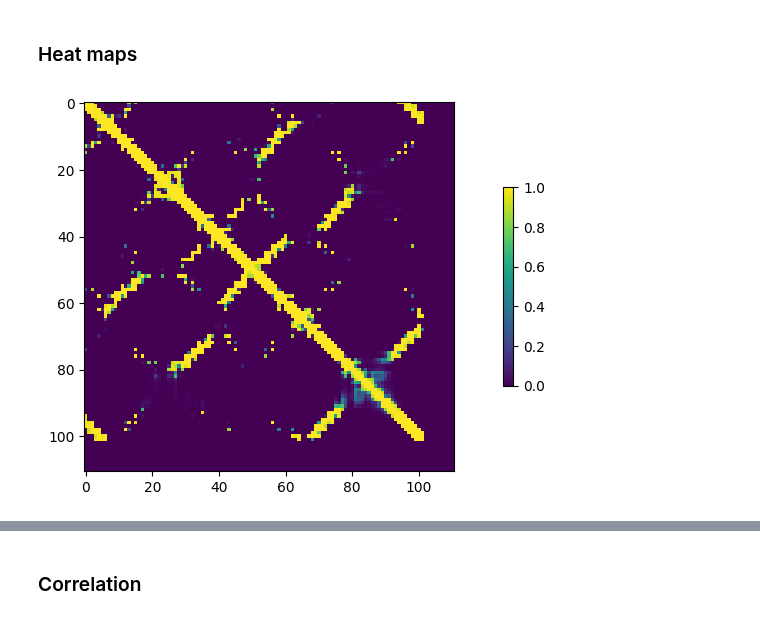
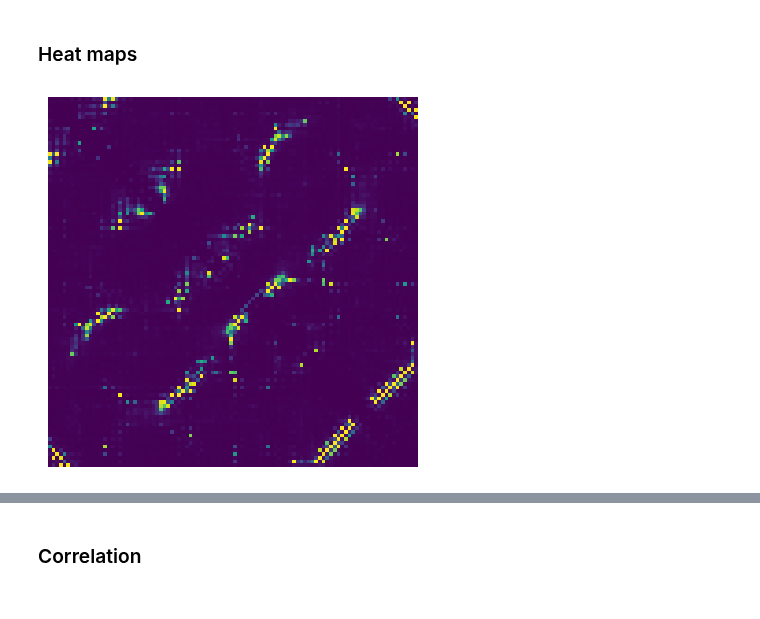
Before and after one commit to Vincent-La/cmsc702-protein-lm, a Jupyter notebook: notebooks/scoring_correlation.ipynb, the cells around one changed output, grey strips where cells are left out. Cells and saved outputs as stored; diff of their text form; code cells hidden in the pictures.

Commit message:
Spencer plot commit

```diff
--- a/notebooks/scoring_correlation.ipynb
+++ b/notebooks/scoring_correlation.ipynb
@@ -50,7 +50,8 @@ def df_from_esm_contact_matrix(contact_matrix):
     for i in range(contact_matrix.shape[0]):
         for j in range(0 if SYMMETRIC else i+1, contact_matrix.shape[1]):
             # SANITY check the matrix should be symmetric
-            assert contact_matrix[i][j] == contact_matrix[j][i]
+            np.array
+            assert np.isclose(contact_matrix[i][j], contact_matrix[j][i], rtol=1e-5), f"{i},{j}, {contact_matrix[i][j]}, {contact_matrix[j][i]}"
             row_dict = dict(
                 i = i,
                 j = j,
@@ -81,8 +82,7 @@ def data_padder(dfs):
         returned.append(np.pad(d, ((0, dim - d.shape[0]), (0, dim - d.shape[1]))))
     return returned
 
-
-def heatmap_creator(dfs, zscorer=False, smoother=True, smoother_sigma=0.5, paddock=111):
+def heatmap_creator(dfs, zscorer=False, smoother=True, smoother_sigma=0.5, paddock=False):
     if type(dfs) == list:
         datas = data_padder(dfs)
         if smoother:
@@ -108,7 +108,8 @@ def heatmap_creator(dfs, zscorer=False, smoother=True, smoother_sigma=0.5, paddo
     if zscorer:
         data = zscore(data,axis=None)
     plt.imshow(data, vmin=data.min(), vmax=data.max())
-    plt.colorbar(orientation='vertical', fraction=0.02, pad=0.1)
+    plt.axis('off')
+    #plt.colorbar(orientation='vertical', fraction=0.02, pad=0.1)
 
 
     # Add a single colorbar
@@ -150 +151,6 @@ def scatter_plotter(df_a, df_a_name, df_b, df_b_name, L=None, xylim="zoomed", li
+# %%
+esm_contacthead_results_path = os.path.join('..', 'results/cadherin/cadherin_contacthead.npz')
+esm_contacthead_results = np.load(esm_contacthead_results_path)['arr_0']
+
+esm_contacthead_dfs = [df_from_esm_contact_matrix(esm_contacthead_results)]
 # %%
@@ -215,7 +237,7 @@ top_L_plm = filter_L(plmdca_df)
 # %% [markdown]
 ### Heat maps
 # %%
-heatmap_creator(esm_dfs[0])
-plt.savefig("../plots/heatmaps/esm.png")
+heatmap_creator(esm_contacthead_dfs[0])
+plt.savefig("../plots/PF00028/heatmaps/esm_contacthead.png")
 # %% [output]
-[figure, old version]
+[figure, new version]
```
Also changed, not shown: parts of 26 cells of this notebook, 43 other files.
